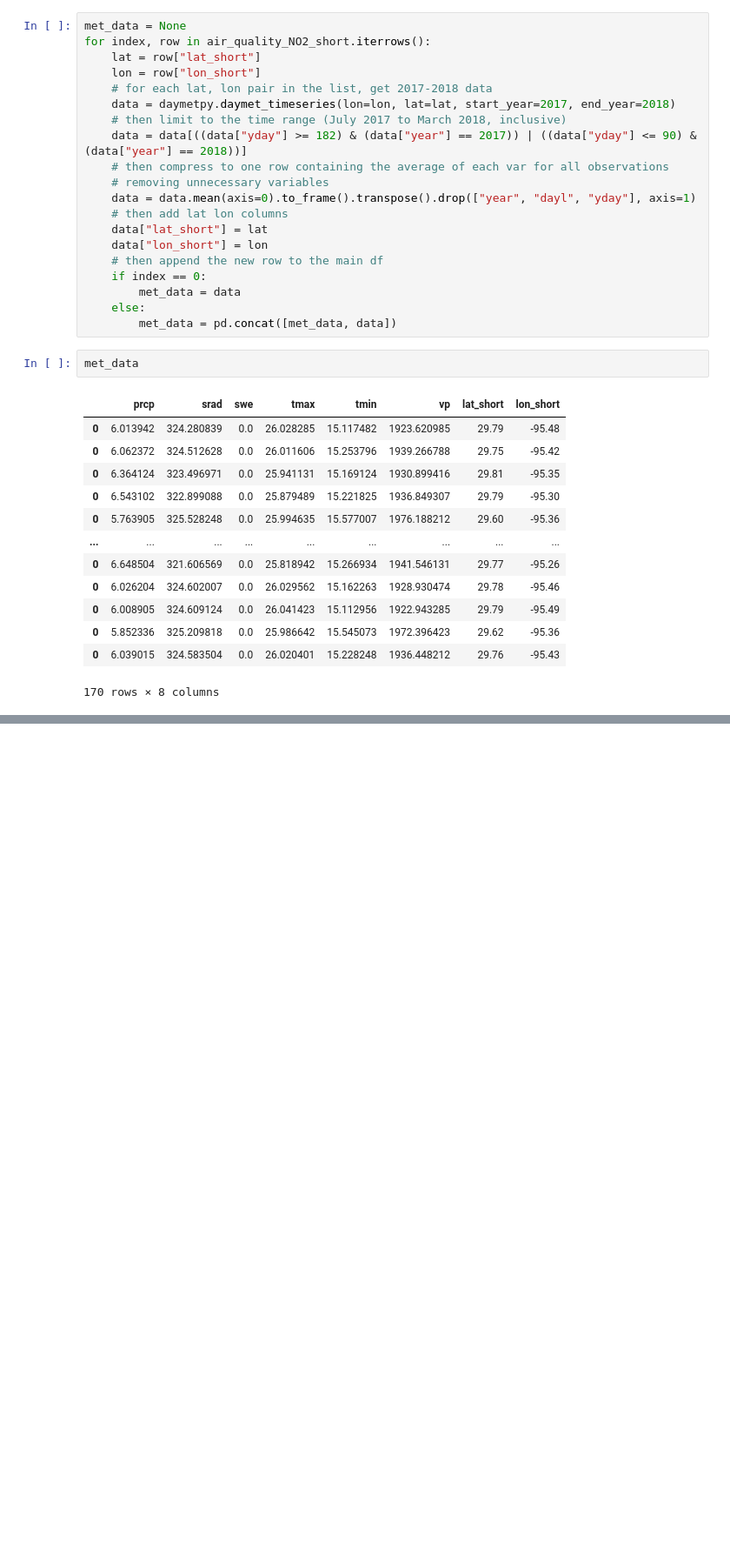
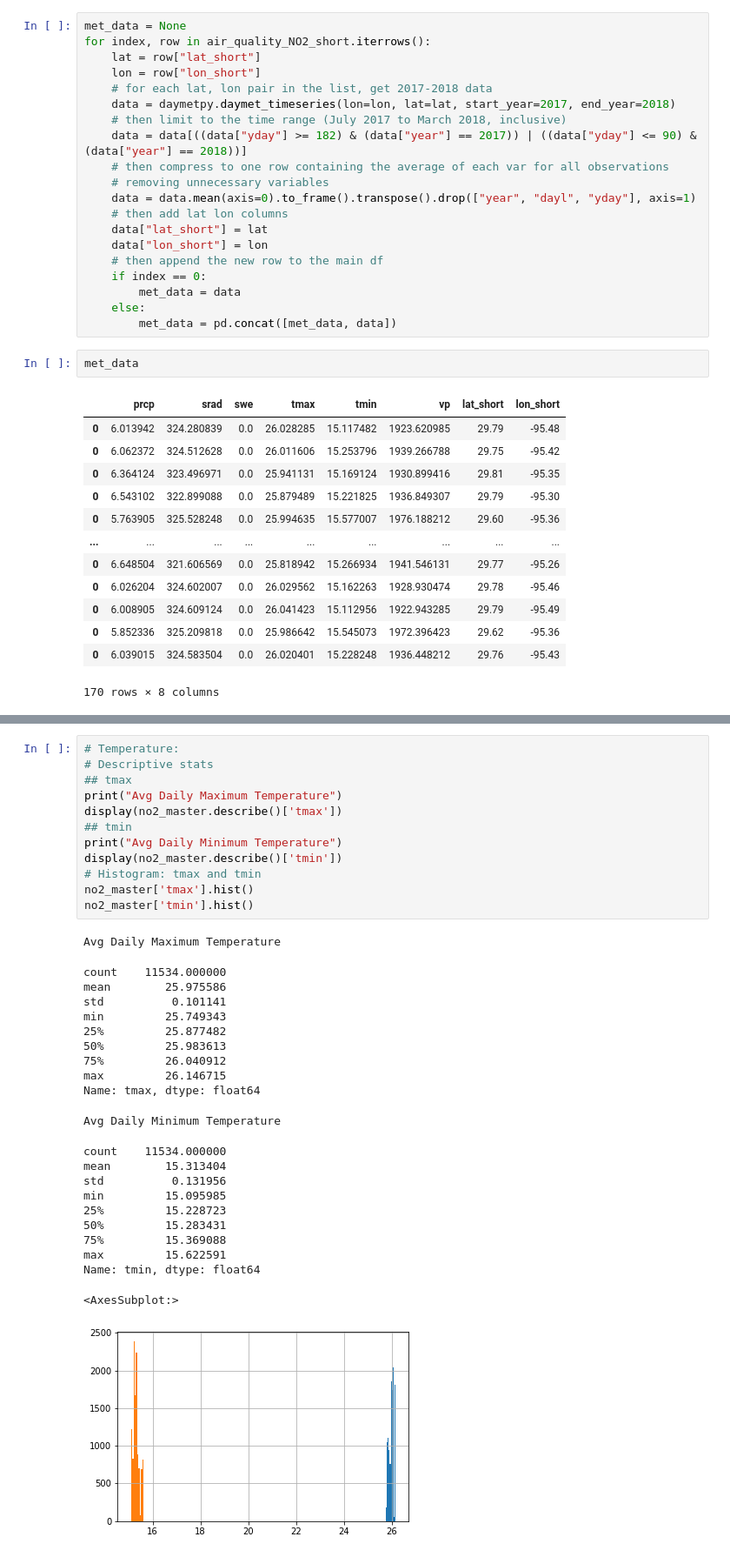
Before and after one commit to v4vigtory/Hyperlocal-Air-Quality-Prediction-in-Houston-neighborhoods, a Jupyter notebook: notebooks/cleaning/met_data.ipynb, the cells around one changed output, grey strips where cells are left out. Shown at 87% size. Saved outputs shown, nothing was run; the diff lists cells and outputs as text; blank space fills up the shorter version.

```diff
--- a/notebooks/cleaning/met_data.ipynb
+++ b/notebooks/cleaning/met_data.ipynb
@@ -117,0 +143,35 @@ master
+# %%
+# Temperature:
+# Descriptive stats
+## tmax
+print("Avg Daily Maximum Temperature")
+display(no2_master.describe()['tmax'])
+## tmin
+print("Avg Daily Minimum Temperature")
+display(no2_master.describe()['tmin'])
+# Histogram: tmax and tmin
+no2_master['tmax'].hist()
+no2_master['tmin'].hist()
+# %% [output]
+Avg Daily Maximum Temperature
+count    11534.000000
+mean        25.975586
+std          0.101141
+min         25.749343
+25%         25.877482
+50%         25.983613
+75%         26.040912
+max         26.146715
+Name: tmax, dtype: float64
+Avg Daily Minimum Temperature
+count    11534.000000
+mean        15.313404
+std          0.131956
+min         15.095985
+25%         15.228723
+50%         15.283431
+75%         15.369088
+max         15.622591
+Name: tmin, dtype: float64
+<AxesSubplot:>
+[figure, added]
```
Also changed, not shown: parts of 3 cells of this notebook, 1 other file.
